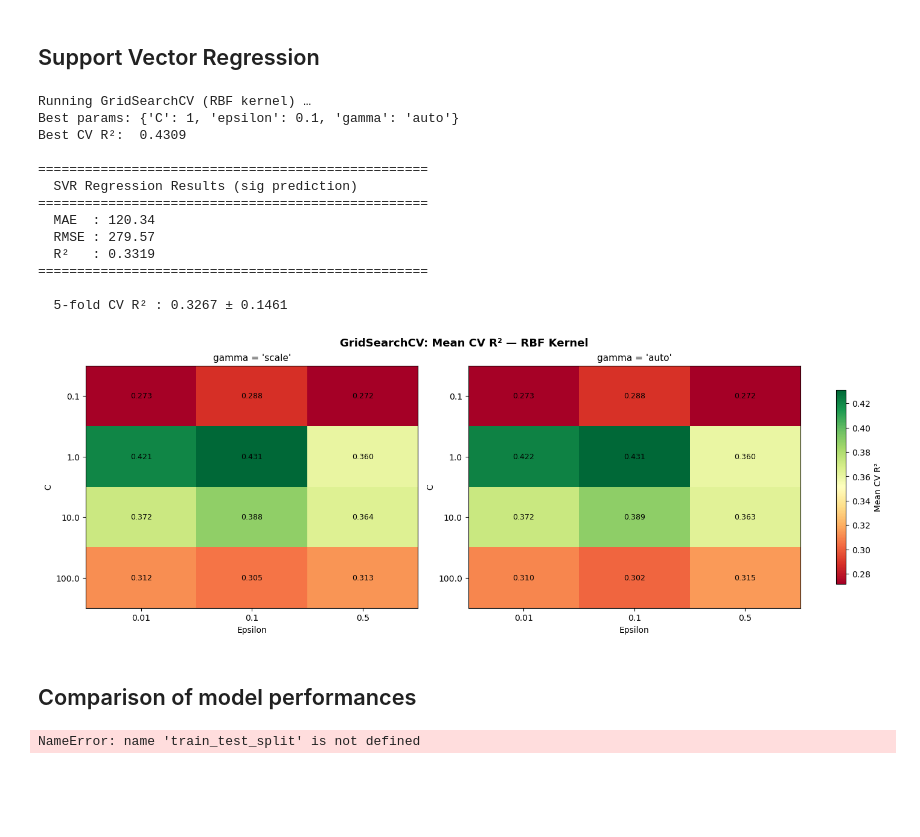
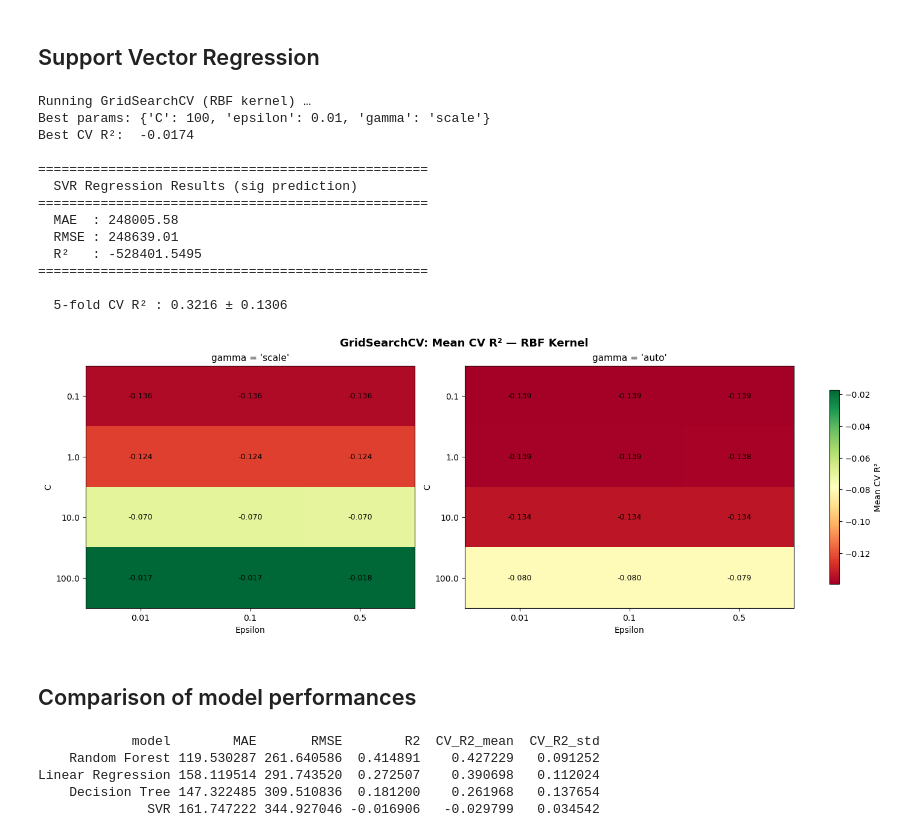
Before and after one commit to babcsangergely/github_IML, a Jupyter notebook: IMLproj.ipynb, the cells around one changed output. Cells and saved outputs as stored; diff of their text form; code cells hidden in the pictures; blank space fills up the shorter version.

```diff
--- a/IMLproj.ipynb
+++ b/IMLproj.ipynb
@@ -249,16 +249,18 @@ Intercept: -1684.93
 #SVR─────────────────────────────────────────────────────────
 
 
-# Grid search for best C & epsilon
-scaler = StandardScaler()
-X_scaled = scaler.fit_transform(X)
-y_scaled = scaler.fit_transform(y.values.reshape(-1, 1)).ravel()
-#Train / test split
-
 X_train, X_test, y_train, y_test = train_test_split(
-    X_scaled, y_scaled, test_size=0.2, random_state=42
+    X, y, test_size=0.2, random_state=42
 )
 
+# Separate scalers for X and y
+x_scaler = StandardScaler().fit(X_train)          # fit only on train
+y_scaler = StandardScaler().fit(y_train.values.reshape(-1, 1))  # fit only on train
+
+X_train_s = x_scaler.transform(X_train)
+X_test_s  = x_scaler.transform(X_test)
+y_train_s = y_scaler.transform(y_train.values.reshape(-1, 1)).ravel()
+y_test_s  = y_scaler.transform(y_test.values.reshape(-1, 1)).ravel()
 
 print("Running GridSearchCV (RBF kernel) …")
 param_grid = {
@@ -286,8 +288,8 @@ model = grid.best_estimator_
 y_pred_scaled = model.predict(X_test)
 
 # Inverse-transform back to original sig scale
-y_pred = scaler.inverse_transform(y_pred_scaled.reshape(-1, 1)).ravel()
-y_true = scaler.inverse_transform(y_test.reshape(-1, 1)).ravel()
+y_pred = y_scaler.inverse_transform(y_pred_scaled.reshape(-1, 1)).ravel()
+y_true = y_scaler.inverse_transform(y_test_s.reshape(-1, 1)).ravel()
 
 mae  = mean_absolute_error(y_true, y_pred)
 rmse = np.sqrt(mean_squared_error(y_true, y_pred))
@@ -302,7 +304,7 @@ print(f"  R²   : {r2:.4f}")
 print("=" * 50)
 
 # 5-fold CV on full data
-cv_r2 = cross_val_score(model, X_scaled, y_scaled, cv=5, scoring="r2")
+cv_r2 = cross_val_score(model, X_train_s, y_train_s, cv=5, scoring="r2")
 print(f"\n  5-fold CV R² : {cv_r2.mean():.4f} ± {cv_r2.std():.4f}")
 
 
@@ -322,40 +324,40 @@ for ax, gamma_val in zip(axes, param_grid["gamma"]):
         values="mean_test_score"
     )
 
     im = ax.imshow(pivot.values, cmap="RdYlGn", aspect="auto",
                    vmin=results["mean_test_score"].min(),
                    vmax=results["mean_test_score"].max())
 
     ax.set_xticks(range(len(pivot.columns)))
     ax.set_xticklabels(pivot.columns)
     ax.set_yticks(range(len(pivot.index)))
     ax.set_yticklabels(pivot.index)
     ax.set_xlabel("Epsilon", fontsize=10)
     ax.set_ylabel("C", fontsize=10)
     ax.set_title(f"gamma = '{gamma_val}'", fontsize=11)
 
     for i in range(len(pivot.index)):
         for j in range(len(pivot.columns)):
             ax.text(j, i, f"{pivot.values[i, j]:.3f}",
                     ha="center", va="center", fontsize=9, color="black")
 
 fig.colorbar(im, ax=axes, label="Mean CV R²", shrink=0.8)
 plt.show()
 # %% [output]
 Running GridSearchCV (RBF kernel) …
-Best params: {'C': 1, 'epsilon': 0.1, 'gamma': 'auto'}
-Best CV R²:  0.4309
+Best params: {'C': 100, 'epsilon': 0.01, 'gamma': 'scale'}
+Best CV R²:  -0.0174
 
 ==================================================
   SVR Regression Results (sig prediction)
 ==================================================
-  MAE  : 120.34
-  RMSE : 279.57
-  R²   : 0.3319
+  MAE  : 248005.58
+  RMSE : 248639.01
+  R²   : -528401.5495
 ==================================================
 
-  5-fold CV R² : 0.3267 ± 0.1461
+  5-fold CV R² : 0.3216 ± 0.1306
-[figure, old version]
+[figure, new version]
 # %% [markdown]
 ## Comparison of model performances
 # %%
@@ -392,4 +394,8 @@ for name, (m, xtr, xte) in models.items():
 comparison_df = pd.DataFrame(results).sort_values("CV_R2_mean", ascending=False)
 print(comparison_df.to_string(index=False))
 # %% [output]
-NameError: name 'train_test_split' is not defined
+            model        MAE       RMSE        R2  CV_R2_mean  CV_R2_std
+    Random Forest 119.530287 261.640586  0.414891    0.427229   0.091252
+Linear Regression 158.119514 291.743520  0.272507    0.390698   0.112024
+    Decision Tree 147.322485 309.510836  0.181200    0.261968   0.137654
+              SVR 161.747222 344.927046 -0.016906   -0.029799   0.034542
```
